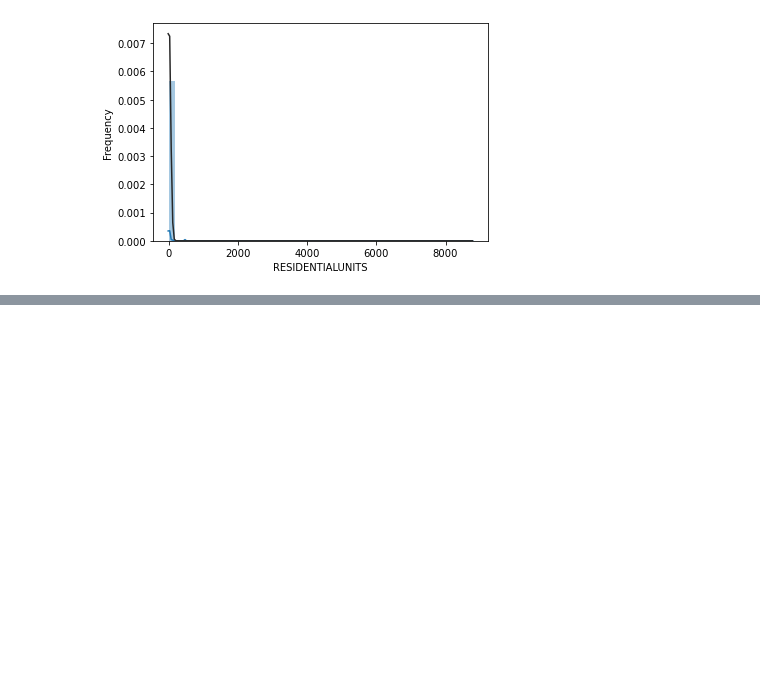
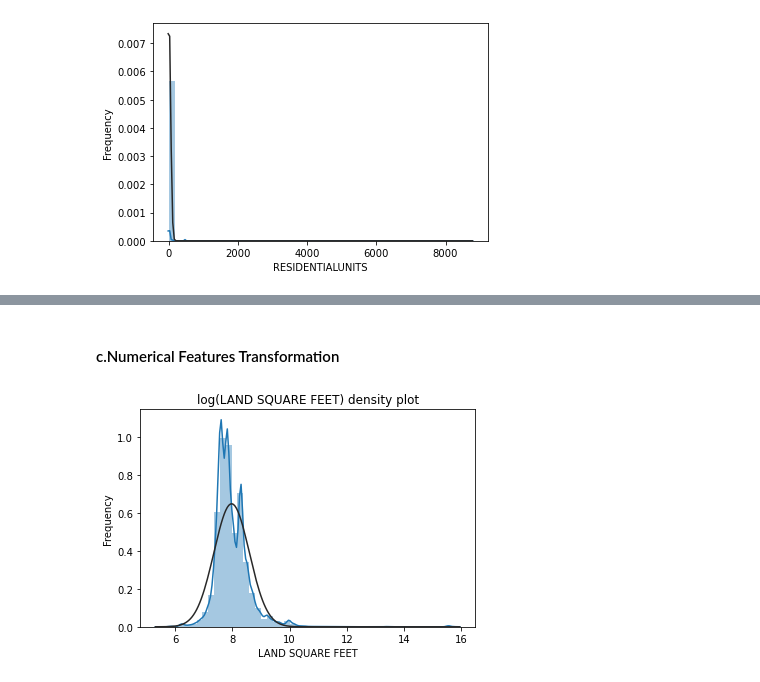
Before and after one commit to neveram/NYC-Housing-Price-Prediction, a Jupyter notebook: Data Preprocessing and Visualization.ipynb, the cells around one changed output, grey strips where cells are left out. Cells and saved outputs as stored; diff of their text form; code cells hidden in the pictures; blank space fills up the shorter version.

```diff
--- a/Data Preprocessing and Visualization.ipynb
+++ b/Data Preprocessing and Visualization.ipynb
@@ -596,3 +679,4 @@ Based on previous data visulization and analysis, we will drop the following fea
-# %%
-df = df.drop(columns=["ADDRESS", "APARTMENT NUMBER", "LOT", "ZIP CODE", "BLOCK", "TAX CLASS AT PRESENT", "BUILDING CLASS AT PRESENT"])
+# %%
+df = df.drop(columns=["ADDRESS", "APARTMENT NUMBER", "LOT", "ZIP CODE", "BLOCK", "NEIGHBORHOOD",
+                      "TAX CLASS AT PRESENT", "BUILDING CLASS AT PRESENT"])
 # %% [markdown]
@@ -625,0 +720,3 @@ Text(0.5, 1.0, 'Unit category vs. Sale Price')
+# %%
+df=df.drop(['COMMERCIALUNITS', 'RESIDENTIALUNITS',
+              'TOTAL UNITS','BUILDING CLASSAT TIME OF SALE'],axis=1)
@@ -625,0 +743,6 @@ Text(0.5, 1.0, 'Unit category vs. Sale Price')
+# %%
+categoricals= df.select_dtypes('category').columns.tolist()
+one_hot_encoded = pd.get_dummies(df[categoricals])
+df = df.drop(categoricals,axis = 1)
+df_new = df.join(one_hot_encoded)
+df_new.info()
@@ -625,0 +767,10 @@ Text(0.5, 1.0, 'Unit category vs. Sale Price')
+# %% [markdown]
+#### c.Numerical Features Transformation
+# %%
+#density plot
+sns.distplot(df_new['LAND SQUARE FEET'],fit = stats.norm)
+plt.ylabel('Frequency')
+plt.title("log(LAND SQUARE FEET) density plot")
+plt.show()
+# %% [output]
+[figure, added]
```
Also changed, not shown: parts of 59 cells of this notebook.
